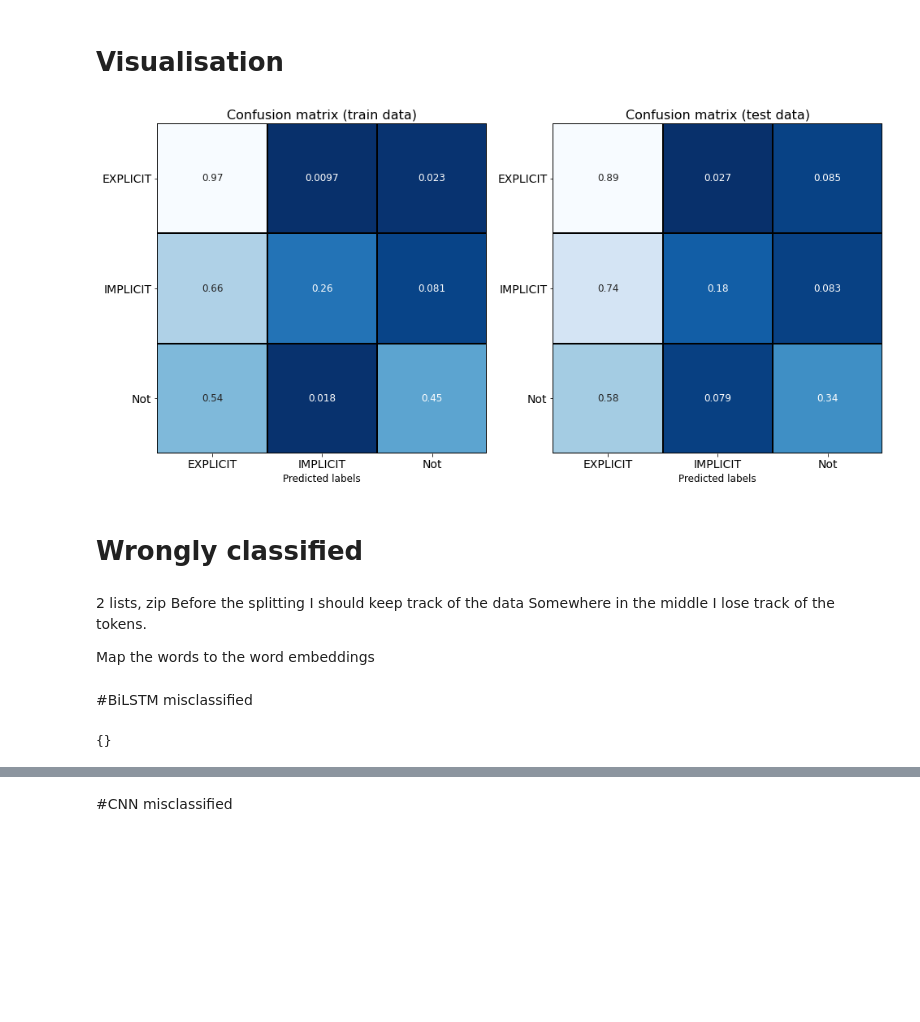
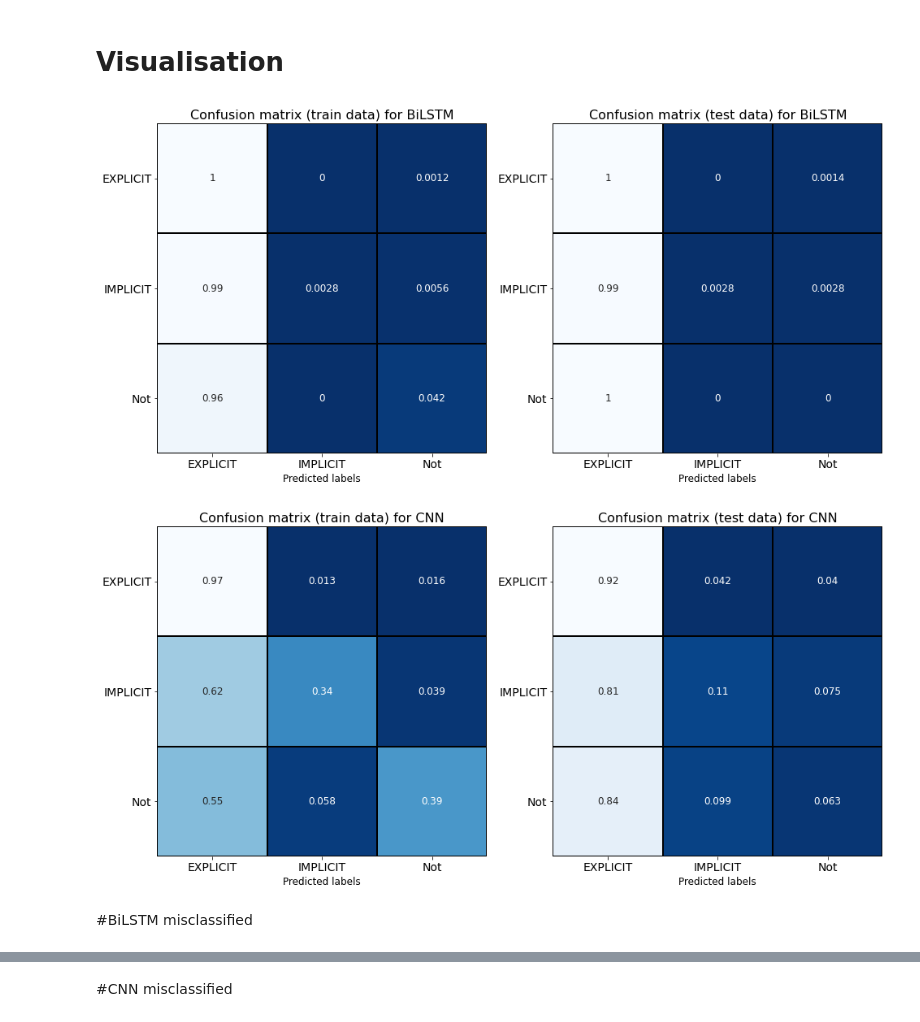
Before and after one commit to VictorZwart/ScriptieOffensiveLanguage, a Jupyter notebook: BiLSTM&CNN/scriptie_code.ipynb, the cells around one changed output, grey strips where cells are left out. Drawn from its saved outputs; the diff is of its cells as text; code cells hidden in the pictures; blank space fills up the shorter version.

```diff
--- a/BiLSTM&CNN/scriptie_code.ipynb
+++ b/BiLSTM&CNN/scriptie_code.ipynb
@@ -434,0 +338,18 @@ def build_bilstm_model(embedding_matrix, input_length):
+# %%
+
+# Factorize the dataset to 0, 1 & 2 because that is what the models need
+y_test = []
+y_train = []
+offensiveness = ['NOT', 'EXPLICIT', 'IMPLICIT']
+for row in y_test_text:
+    y_test.append(offensiveness.index(row))
+
+for row in y_train_text:
+    y_train.append(offensiveness.index(row))
+
+
+y_test = numpy.array(y_test)
+y_train = numpy.array(y_train)
+
+print(y_train[:10])
+print(y_train_text[:10]) # So 0 is NOT, 1 is explicit, 2 is implicit
@@ -584,6 +558,9 @@ Accuracy: 74.65%
 # %%
 def plot_confusion_matrix(y_true, y_pred, ax, class_names, vmax=None,
                           normed=True, title='Confusion matrix'):
+    """
+    Prints the confusion matrix of our results
+    """
     matrix = confusion_matrix(y_true,y_pred)
     if normed:
         matrix = matrix.astype('float') / matrix.sum(axis=1)[:, np.newaxis]
@@ -595,33 +572,30 @@ def plot_confusion_matrix(y_true, y_pred, ax, class_names, vmax=None,
     ax.set_xlabel('Predicted labels', y=1.10, fontsize=12)
     ax.set_yticklabels(class_names, rotation=0)
 # %%
-y_train_pred = cnn_model.predict_classes(x_train)
-y_test_pred = cnn_model.predict_classes(x_test)
+y_train_pred_bilstm = bilstm_model.predict_classes(x_train)
+y_test_pred_bilstm = bilstm_model.predict_classes(x_test)
+
+y_train_pred_cnn = cnn_model.predict_classes(x_train)
+y_test_pred_cnn = cnn_model.predict_classes(x_test)
 # %%
+# Show confusion matrices
 fig, (axis1, axis2) = plt.subplots(nrows=1, ncols=2)
-plot_confusion_matrix(y_train, y_train_pred, ax=axis1,
-                      title='Confusion matrix (train data)',
+plot_confusion_matrix(y_train, y_train_pred_bilstm, ax=axis1,
+                      title='Confusion matrix (train data) for BiLSTM',
                       class_names=['EXPLICIT', 'IMPLICIT', "Not"])
-plot_confusion_matrix(y_test, y_test_pred, ax=axis2,
-                      title='Confusion matrix (test data)',
+plot_confusion_matrix(y_test, y_test_pred_bilstm, ax=axis2,
+                      title='Confusion matrix (test data) for BiLSTM',
                       class_names=['EXPLICIT', 'IMPLICIT', "Not"])
+
+fig2, (axis3, axis4) = plt.subplots(nrows=1, ncols=2)
+plot_confusion_matrix(y_train, y_train_pred_cnn, ax=axis3,
+                      title='Confusion matrix (train data) for CNN',
+                      class_names=['EXPLICIT', 'IMPLICIT', "Not"])
+plot_confusion_matrix(y_test, y_test_pred_cnn, ax=axis4,
+                      title='Confusion matrix (test data) for CNN',
+                      class_names=['EXPLICIT', 'IMPLICIT', "Not"])
 # %% [output]
-[figure, old version]
+[figure, new version]
+[figure, added]
-# %% [markdown]
-# Wrongly classified
-# %% [markdown]
-2 lists, zip
-Before the splitting I should keep track of the data
-Somewhere in the middle I lose track of the tokens.
-
-
-Map the words to the word embeddings
 # %% [markdown]
 #BiLSTM misclassified
-# %%
-wrong = {
-        # 'text' => ['golden', 'bilstm', 'cnn']
-}
-print(wrong)
-# %% [output]
-{}
```
Also changed, not shown: parts of 34 cells of this notebook.
